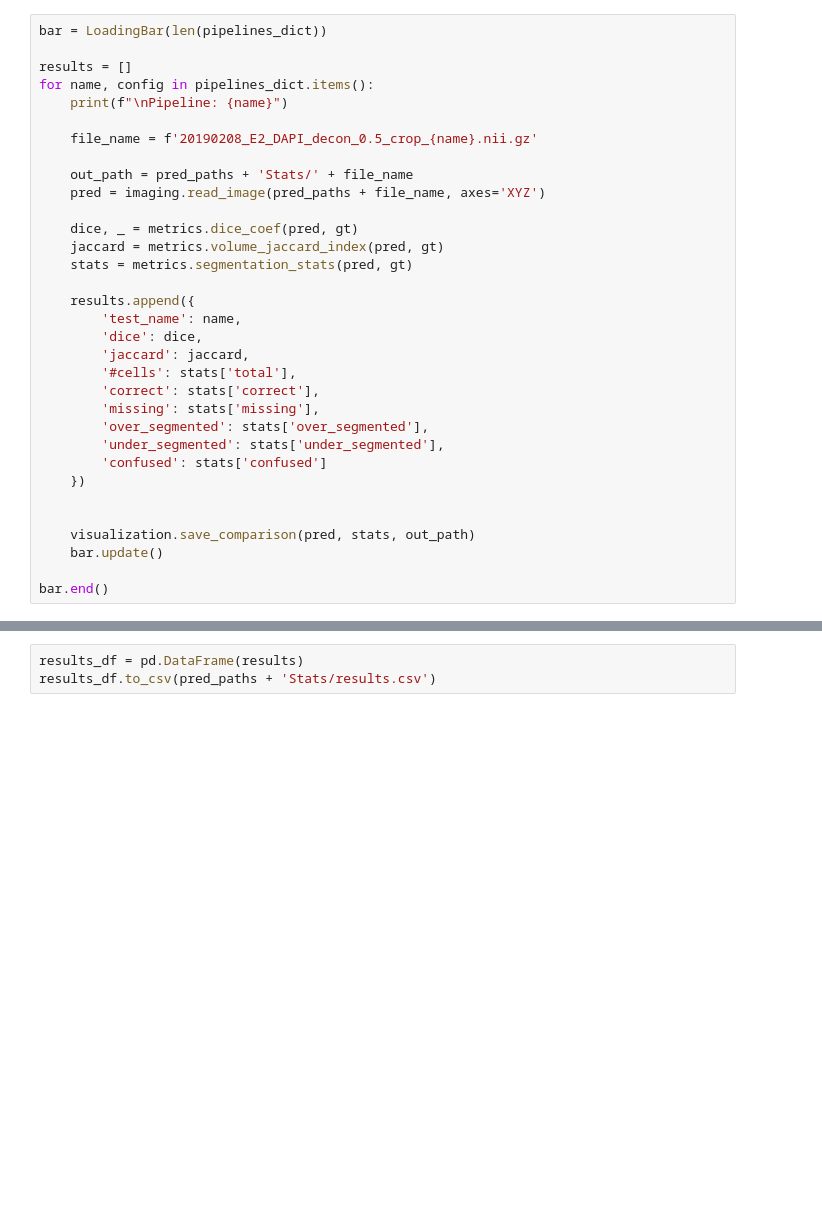
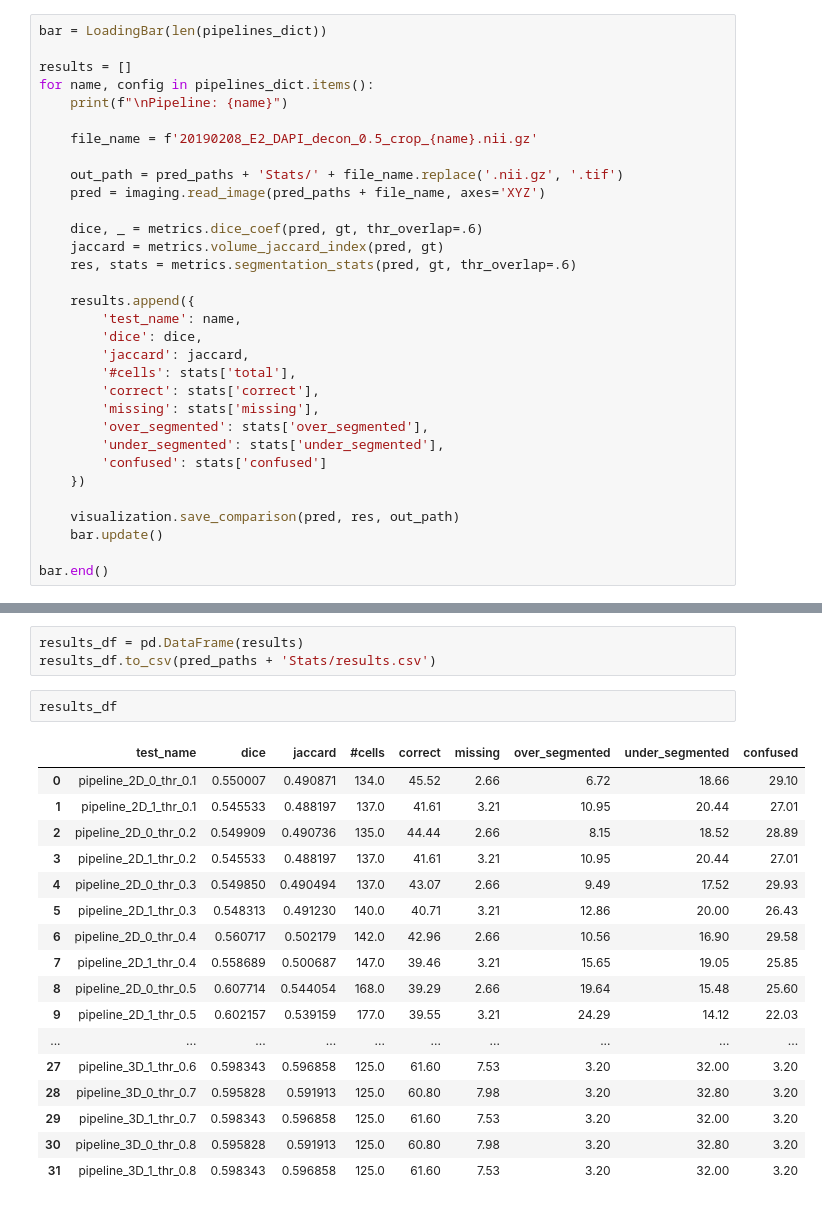
Before and after one commit to ignacio-ms/PyMorph, a Jupyter notebook: notebooks/2.6.3-QA_evaluaion.ipynb, the cells around one changed output, grey strips where cells are left out. Saved outputs shown, nothing was run; the diff lists cells and outputs as text; blank space fills up the shorter version.

```diff
--- a/notebooks/2.6.3-QA_evaluaion.ipynb
+++ b/notebooks/2.6.3-QA_evaluaion.ipynb
@@ -64,12 +80,12 @@ for name, config in pipelines_dict.items():
 
     file_name = f'20190208_E2_DAPI_decon_0.5_crop_{name}.nii.gz'
 
-    out_path = pred_paths + 'Stats/' + file_name
+    out_path = pred_paths + 'Stats/' + file_name.replace('.nii.gz', '.tif')
     pred = imaging.read_image(pred_paths + file_name, axes='XYZ')
 
-    dice, _ = metrics.dice_coef(pred, gt)
+    dice, _ = metrics.dice_coef(pred, gt, thr_overlap=.6)
     jaccard = metrics.volume_jaccard_index(pred, gt)
-    stats = metrics.segmentation_stats(pred, gt)
+    res, stats = metrics.segmentation_stats(pred, gt, thr_overlap=.6)
 
     results.append({
         'test_name': name,
@@ -83,8 +99,7 @@ for name, config in pipelines_dict.items():
         'confused': stats['confused']
     })
 
-
-    visualization.save_comparison(pred, stats, out_path)
+    visualization.save_comparison(pred, res, out_path)
     bar.update()
 
 bar.end()
@@ -91,3 +124,23 @@ bar.end()
 # %%
 results_df = pd.DataFrame(results)
 results_df.to_csv(pred_paths + 'Stats/results.csv')
+# %%
+results_df
+# %% [output]
+|  | test_name | dice | jaccard | #cells | correct | missing | over_segmented | under_segmented | confused |
+| 0 | pipeline_2D_0_thr_0.1 | 0.550007 | 0.490871 | 134.0 | 45.52 | 2.66 | 6.72 | 18.66 | 29.10 |
+| 1 | pipeline_2D_1_thr_0.1 | 0.545533 | 0.488197 | 137.0 | 41.61 | 3.21 | 10.95 | 20.44 | 27.01 |
+| 2 | pipeline_2D_0_thr_0.2 | 0.549909 | 0.490736 | 135.0 | 44.44 | 2.66 | 8.15 | 18.52 | 28.89 |
+| 3 | pipeline_2D_1_thr_0.2 | 0.545533 | 0.488197 | 137.0 | 41.61 | 3.21 | 10.95 | 20.44 | 27.01 |
+| 4 | pipeline_2D_0_thr_0.3 | 0.549850 | 0.490494 | 137.0 | 43.07 | 2.66 | 9.49 | 17.52 | 29.93 |
+| 5 | pipeline_2D_1_thr_0.3 | 0.548313 | 0.491230 | 140.0 | 40.71 | 3.21 | 12.86 | 20.00 | 26.43 |
+| 6 | pipeline_2D_0_thr_0.4 | 0.560717 | 0.502179 | 142.0 | 42.96 | 2.66 | 10.56 | 16.90 | 29.58 |
+| 7 | pipeline_2D_1_thr_0.4 | 0.558689 | 0.500687 | 147.0 | 39.46 | 3.21 | 15.65 | 19.05 | 25.85 |
+| 8 | pipeline_2D_0_thr_0.5 | 0.607714 | 0.544054 | 168.0 | 39.29 | 2.66 | 19.64 | 15.48 | 25.60 |
+| 9 | pipeline_2D_1_thr_0.5 | 0.602157 | 0.539159 | 177.0 | 39.55 | 3.21 | 24.29 | 14.12 | 22.03 |
+| ... | ... | ... | ... | ... | ... | ... | ... | ... | ... |
+| 27 | pipeline_3D_1_thr_0.6 | 0.598343 | 0.596858 | 125.0 | 61.60 | 7.53 | 3.20 | 32.00 | 3.20 |
+| 28 | pipeline_3D_0_thr_0.7 | 0.595828 | 0.591913 | 125.0 | 60.80 | 7.98 | 3.20 | 32.80 | 3.20 |
+| 29 | pipeline_3D_1_thr_0.7 | 0.598343 | 0.596858 | 125.0 | 61.60 | 7.53 | 3.20 | 32.00 | 3.20 |
+| 30 | pipeline_3D_0_thr_0.8 | 0.595828 | 0.591913 | 125.0 | 60.80 | 7.98 | 3.20 | 32.80 | 3.20 |
+| 31 | pipeline_3D_1_thr_0.8 | 0.598343 | 0.596858 | 125.0 | 61.60 | 7.53 | 3.20 | 32.00 | 3.20 |
```
Also changed, not shown: parts of 3 cells of this notebook, 8 other files.
